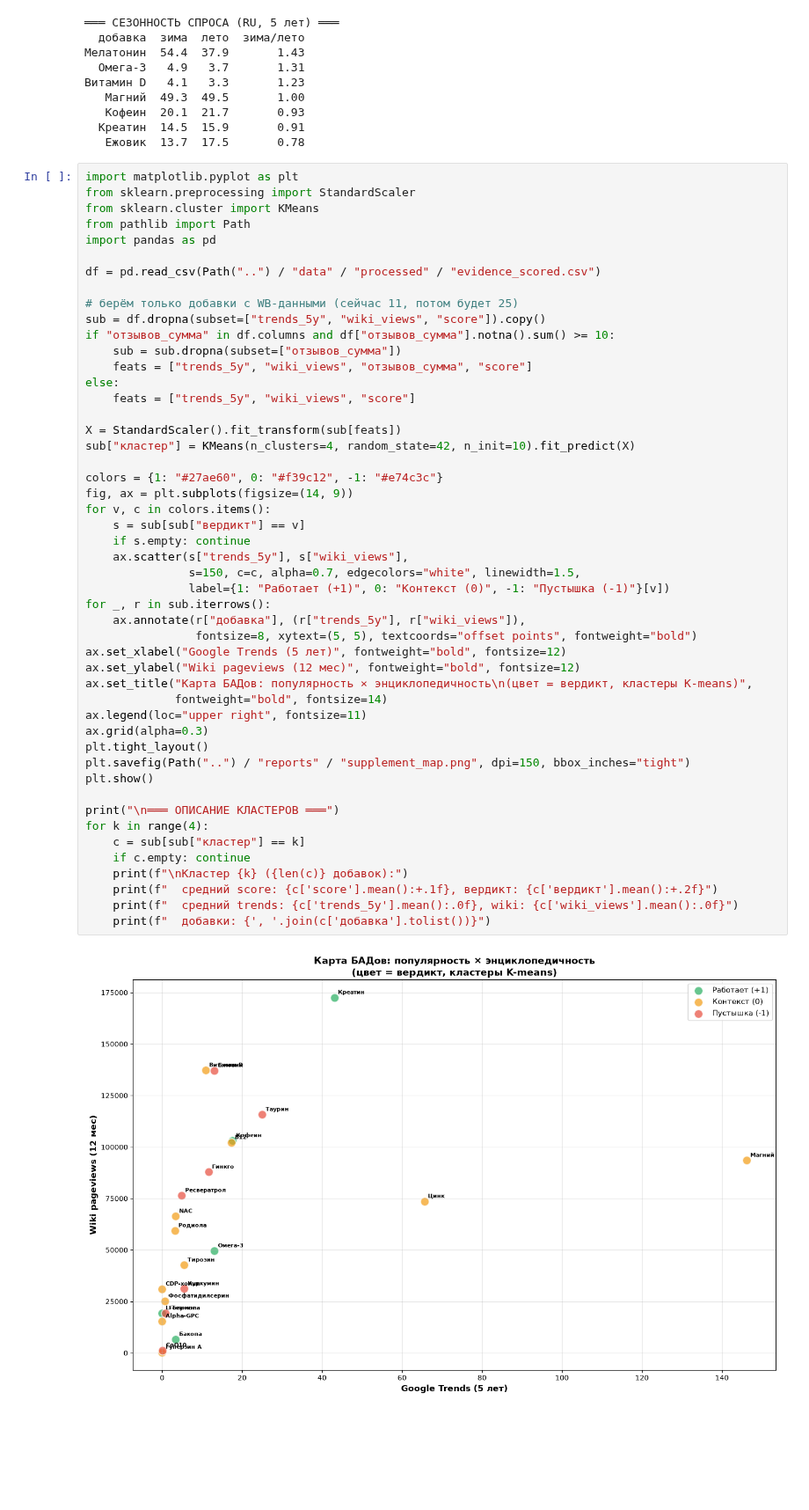
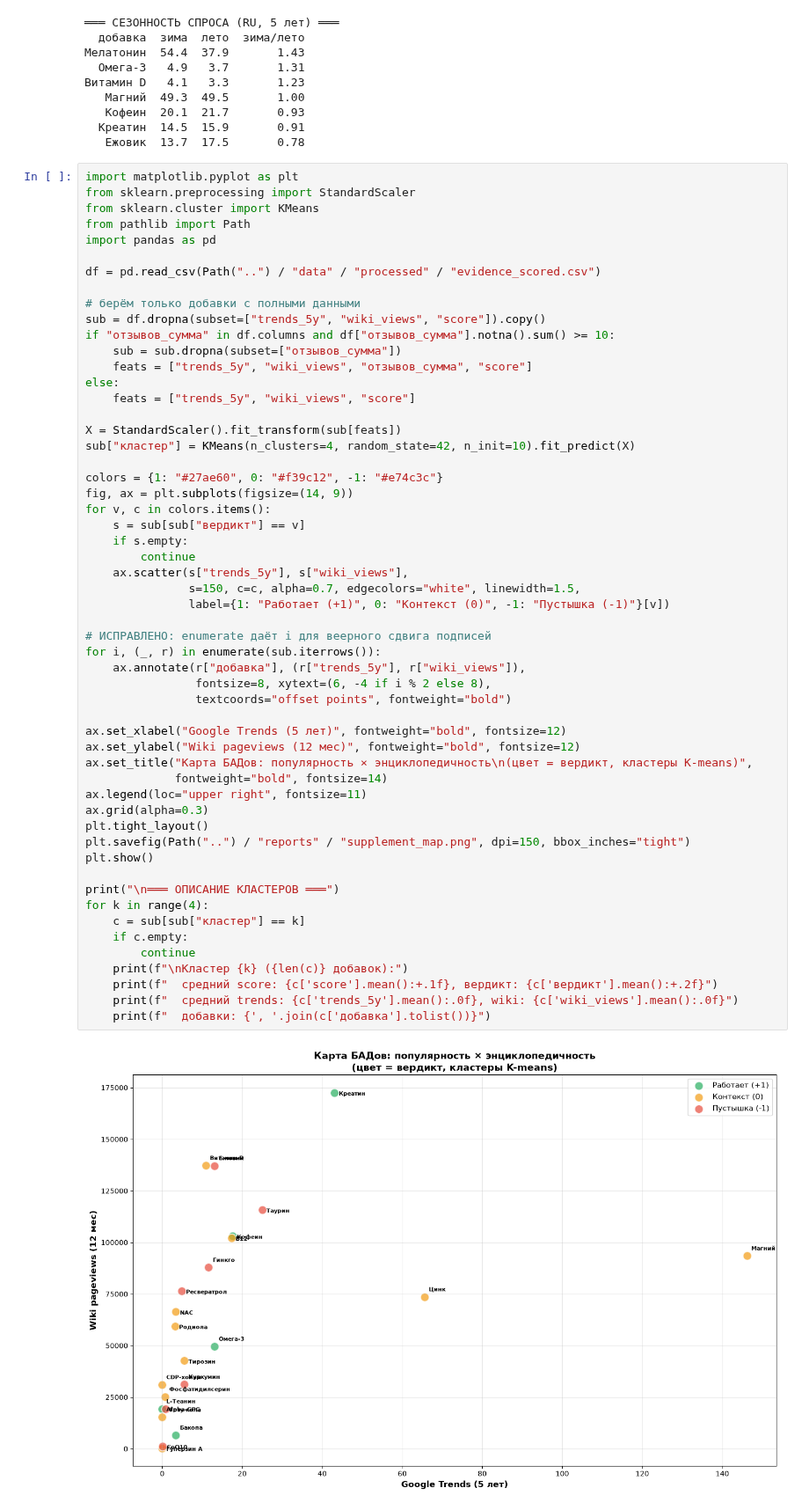
Before and after one commit to DeadSno/brain-25-evidence, a Jupyter notebook: notebooks/02_analysis.ipynb, the cells around one changed output. Shown at 88% size. Cells and saved outputs as stored; diff of their text form; blank space fills up the shorter version.

```diff
--- a/notebooks/02_analysis.ipynb
+++ b/notebooks/02_analysis.ipynb
@@ -636,7 +636,7 @@ import pandas as pd
 
 df = pd.read_csv(Path("..") / "data" / "processed" / "evidence_scored.csv")
 
-# берём только добавки с WB-данными (сейчас 11, потом будет 25)
+# берём только добавки с полными данными
 sub = df.dropna(subset=["trends_5y", "wiki_views", "score"]).copy()
 if "отзывов_сумма" in df.columns and df["отзывов_сумма"].notna().sum() >= 10:
     sub = sub.dropna(subset=["отзывов_сумма"])
@@ -646,38 +646,44 @@ else:
 
 X = StandardScaler().fit_transform(sub[feats])
 sub["кластер"] = KMeans(n_clusters=4, random_state=42, n_init=10).fit_predict(X)
 
 colors = {1: "#27ae60", 0: "#f39c12", -1: "#e74c3c"}
 fig, ax = plt.subplots(figsize=(14, 9))
 for v, c in colors.items():
     s = sub[sub["вердикт"] == v]
-    if s.empty: continue
+    if s.empty:
+        continue
     ax.scatter(s["trends_5y"], s["wiki_views"],
                s=150, c=c, alpha=0.7, edgecolors="white", linewidth=1.5,
                label={1: "Работает (+1)", 0: "Контекст (0)", -1: "Пустышка (-1)"}[v])
-for _, r in sub.iterrows():
+
+# ИСПРАВЛЕНО: enumerate даёт i для веерного сдвига подписей
+for i, (_, r) in enumerate(sub.iterrows()):
     ax.annotate(r["добавка"], (r["trends_5y"], r["wiki_views"]),
-                fontsize=8, xytext=(5, 5), textcoords="offset points", fontweight="bold")
+                fontsize=8, xytext=(6, -4 if i % 2 else 8),
+                textcoords="offset points", fontweight="bold")
+
 ax.set_xlabel("Google Trends (5 лет)", fontweight="bold", fontsize=12)
 ax.set_ylabel("Wiki pageviews (12 мес)", fontweight="bold", fontsize=12)
 ax.set_title("Карта БАДов: популярность × энциклопедичность\n(цвет = вердикт, кластеры K-means)",
              fontweight="bold", fontsize=14)
 ax.legend(loc="upper right", fontsize=11)
 ax.grid(alpha=0.3)
 plt.tight_layout()
 plt.savefig(Path("..") / "reports" / "supplement_map.png", dpi=150, bbox_inches="tight")
 plt.show()
 
 print("\n═══ ОПИСАНИЕ КЛАСТЕРОВ ═══")
 for k in range(4):
     c = sub[sub["кластер"] == k]
-    if c.empty: continue
+    if c.empty:
+        continue
     print(f"\nКластер {k} ({len(c)} добавок):")
     print(f"  средний score: {c['score'].mean():+.1f}, вердикт: {c['вердикт'].mean():+.2f}")
     print(f"  средний trends: {c['trends_5y'].mean():.0f}, wiki: {c['wiki_views'].mean():.0f}")
     print(f"  добавки: {', '.join(c['добавка'].tolist())}")
 # %% [output]
-[figure, old version]
+[figure, new version]
 ═══ ОПИСАНИЕ КЛАСТЕРОВ ═══
 
 Кластер 0 (12 добавок):
```
Also changed, not shown: 1 other file.
